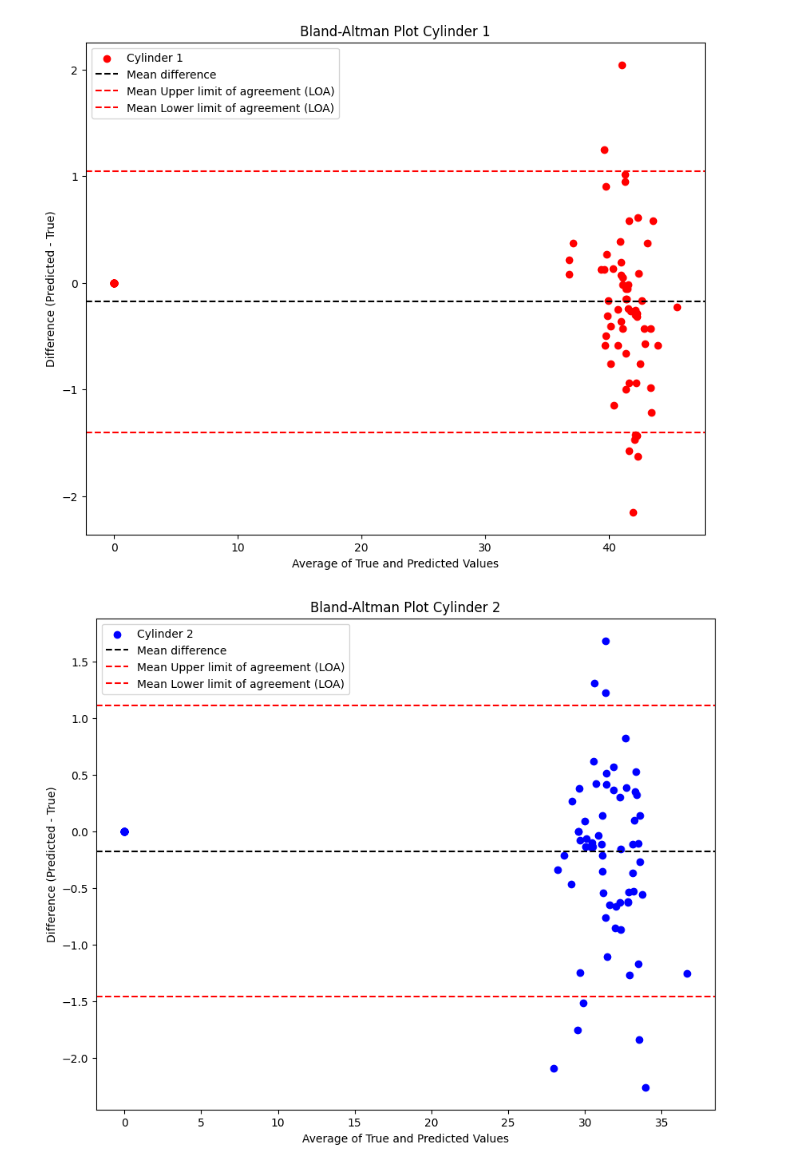
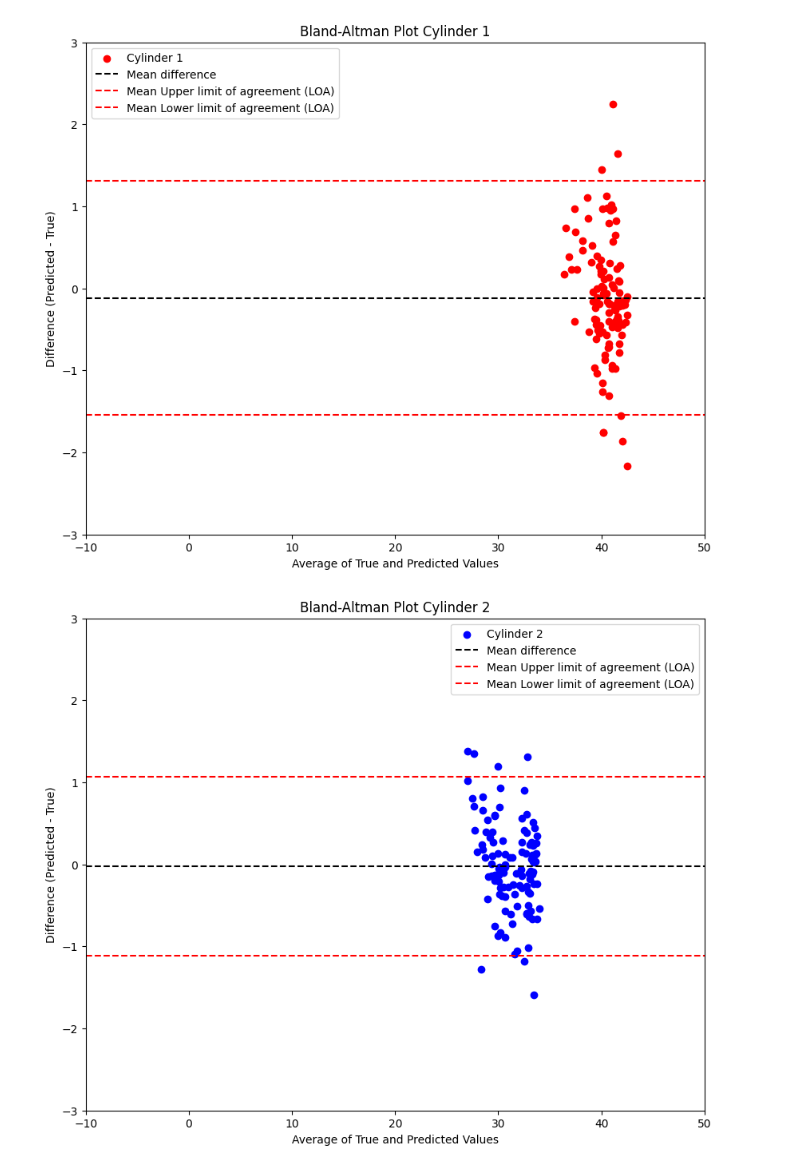
Before and after one commit to katelyn-zhao/multi_thoracic_seg, a Jupyter notebook: postProcessing2.ipynb, the cells around one changed output. Drawn from its saved outputs; the diff is of its cells as text; code cells hidden in the pictures.

```diff
--- a/postProcessing2.ipynb
+++ b/postProcessing2.ipynb
@@ -193,44 +212,4 @@ differences
 # %%
-# cylinder_1 = differences[['unet_difference_1']]
-# cylinder_2 = differences[['unet_difference_2']]
-# cylinder_3 = differences[['unet_difference_3']]
-# cylinder_4 = differences[['unet_difference_4']]
-# cylinder_5 = differences[['unet_difference_5']]
-
-# upper_outliers_1 = (cylinder_1 < 2*differences['unet_difference_1'].std()+differences['unet_difference_1'].mean()).all(axis=1)
-# lower_outliers_1 = (cylinder_1 > differences['unet_difference_1'].mean()-(2*differences['unet_difference_1'].std())).all(axis=1)
-
-# upper_outliers_2 = (cylinder_2 < 2*differences['unet_difference_2'].std()+differences['unet_difference_2'].mean()).all(axis=1)
-# lower_outliers_2 = (cylinder_2 > differences['unet_difference_2'].mean()-(2*differences['unet_difference_2'].std())).all(axis=1)
-
-# upper_outliers_3 = (cylinder_3 < 2*differences['unet_difference_3'].std()+differences['unet_difference_3'].mean()).all(axis=1)
-# lower_outliers_3 = (cylinder_3 > differences['unet_difference_3'].mean()-(2*differences['unet_difference_3'].std())).all(axis=1)
-
-# upper_outliers_4 = (cylinder_4 < 2*differences['unet_difference_4'].std()+differences['unet_difference_4'].mean()).all(axis=1)
-# lower_outliers_4 = (cylinder_4 > differences['unet_difference_4'].mean()-(2*differences['unet_difference_4'].std())).all(axis=1)
-
-# upper_outliers_5 = (cylinder_5 < 2*differences['unet_difference_5'].std()+differences['unet_difference_5'].mean()).all(axis=1)
-# lower_outliers_5 = (cylinder_5 > differences['unet_difference_5'].mean()-(2*differences['unet_difference_5'].std())).all(axis=1)
-
-
-# cylinder_1_avg = differences[['unet_average_1']]
-# cylinder_2_avg = differences[['unet_average_2']]
-# cylinder_3_avg = differences[['unet_average_3']]
-# cylinder_4_avg = differences[['unet_average_4']]
-# cylinder_5_avg = differences[['unet_average_5']]
-
-# artifacts = ((cylinder_1_avg < 60) | (cylinder_2_avg < 50) | (cylinder_3_avg < 50) | (cylinder_4_avg < 40) | (cylinder_5_avg < 40)).any(axis=1)
-
-
-# differences = differences[(upper_outliers_1 & lower_outliers_1)]
-# differences = differences[(upper_outliers_2 & lower_outliers_2)]
-# differences = differences[(upper_outliers_3 & lower_outliers_3)]
-# differences = differences[(upper_outliers_4 & lower_outliers_4)]
-# differences = differences[(upper_outliers_5 & lower_outliers_5)]
-# differences = differences[artifacts]
-
-# differences
-
 # Extract single-column Series instead of DataFrame for easier comparisons
 c1 = differences['unet_difference_1']
 c2 = differences['unet_difference_2']
@@ -248,7 +227,7 @@ c5_avg = differences['unet_average_5']
 def in_bounds(series):
     mean = series.mean()
     std = series.std()
-    return (series > (mean - 2*std)) & (series < (mean + 2*std))
+    return (series > (mean - 3*std)) & (series < (mean + 3*std))
 
 # Create masks for each cylinder
 mask_1 = in_bounds(c1)
@@ -265,6 +244,7 @@ artifact_mask = ( (c1_avg < 50) & (c2_avg < 40) & (c3_avg < 30) & (c4_avg < 20)
 
 # Final mask: keep rows that are *within bounds* AND flagged as artifact
 final_mask = combined_mask & artifact_mask
+removed_rows = differences[~final_mask]
 
 # Filter differences once
 differences = differences[final_mask]
@@ -374,25 +344,29 @@ plt.axhline(y=loa_lower1, color='red', linestyle='--', label='Mean Lower limit o
 plt.xlabel('Average of True and Predicted Values')
 plt.ylabel('Difference (Predicted - True)')
 plt.title('Bland-Altman Plot Cylinder 1')
+plt.xlim(-10, 50)
+plt.ylim(-3, 3)
 plt.legend()
 plt.show()
 # %% [output]
-[figure, old version]
+[figure, new version]
 # %%
 plt.figure(figsize=(10, 8))
 plt.scatter(differences['unet_average_2'], differences['unet_difference_2'], color='blue', label='Cylinder 2')
 plt.axhline(y=mean_difference2, color='black', linestyle='--', label='Mean difference')
 plt.axhline(y=loa_upper2, color='red', linestyle='--', label='Mean Upper limit of agreement (LOA)')
 plt.axhline(y=loa_lower2, color='red', linestyle='--', label='Mean Lower limit of agreement (LOA)')
 
 # Adding labels and title
 plt.xlabel('Average of True and Predicted Values')
 plt.ylabel('Difference (Predicted - True)')
 plt.title('Bland-Altman Plot Cylinder 2')
+plt.xlim(-10, 50)
+plt.ylim(-3, 3)
 plt.legend()
 plt.show()
 # %% [output]
-[figure, old version]
+[figure, new version]
 # %%
 plt.figure(figsize=(10, 8))
 plt.scatter(differences['unet_average_3'], differences['unet_difference_3'], color='green', label='Cylinder 3')
```
Also changed, not shown: parts of 17 cells of this notebook, 4 other files.
